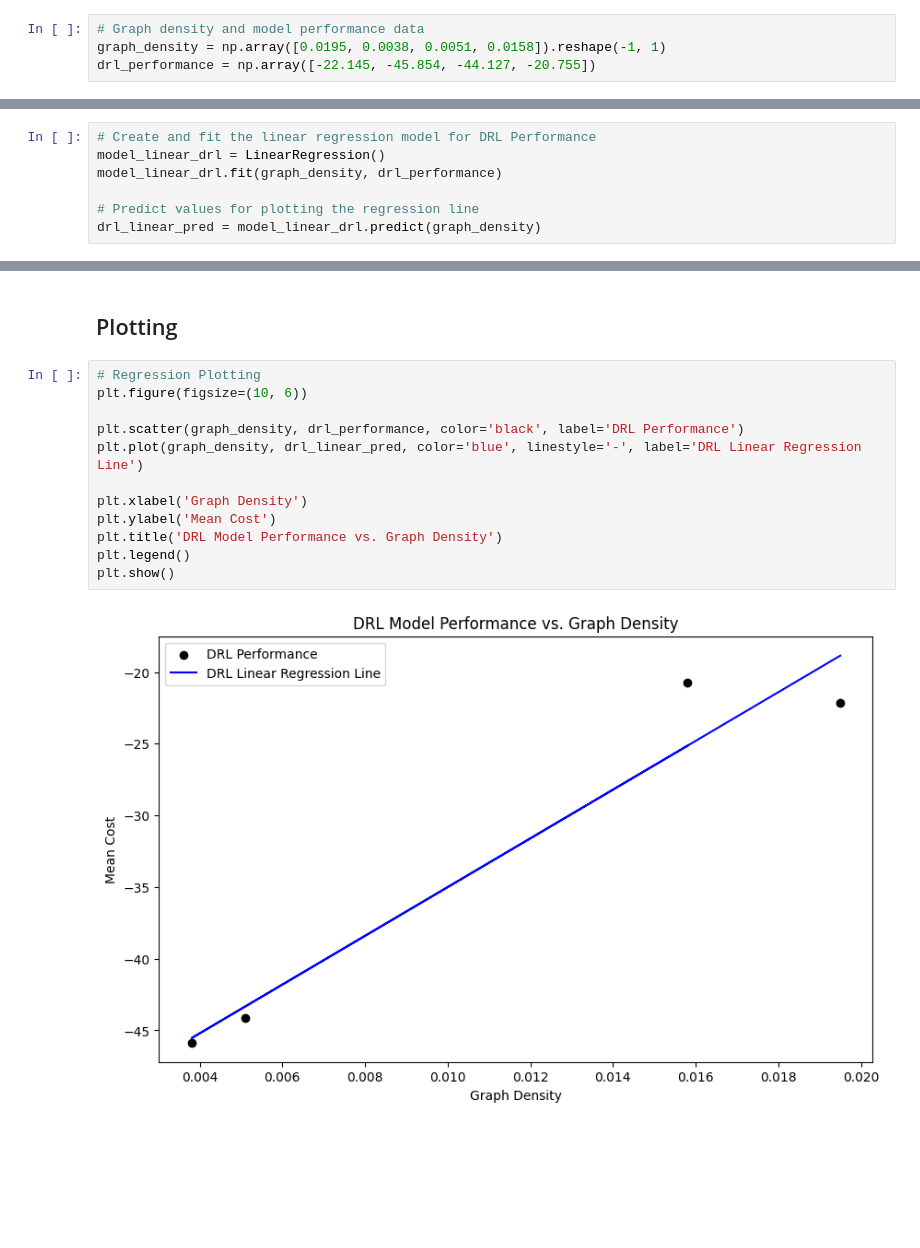
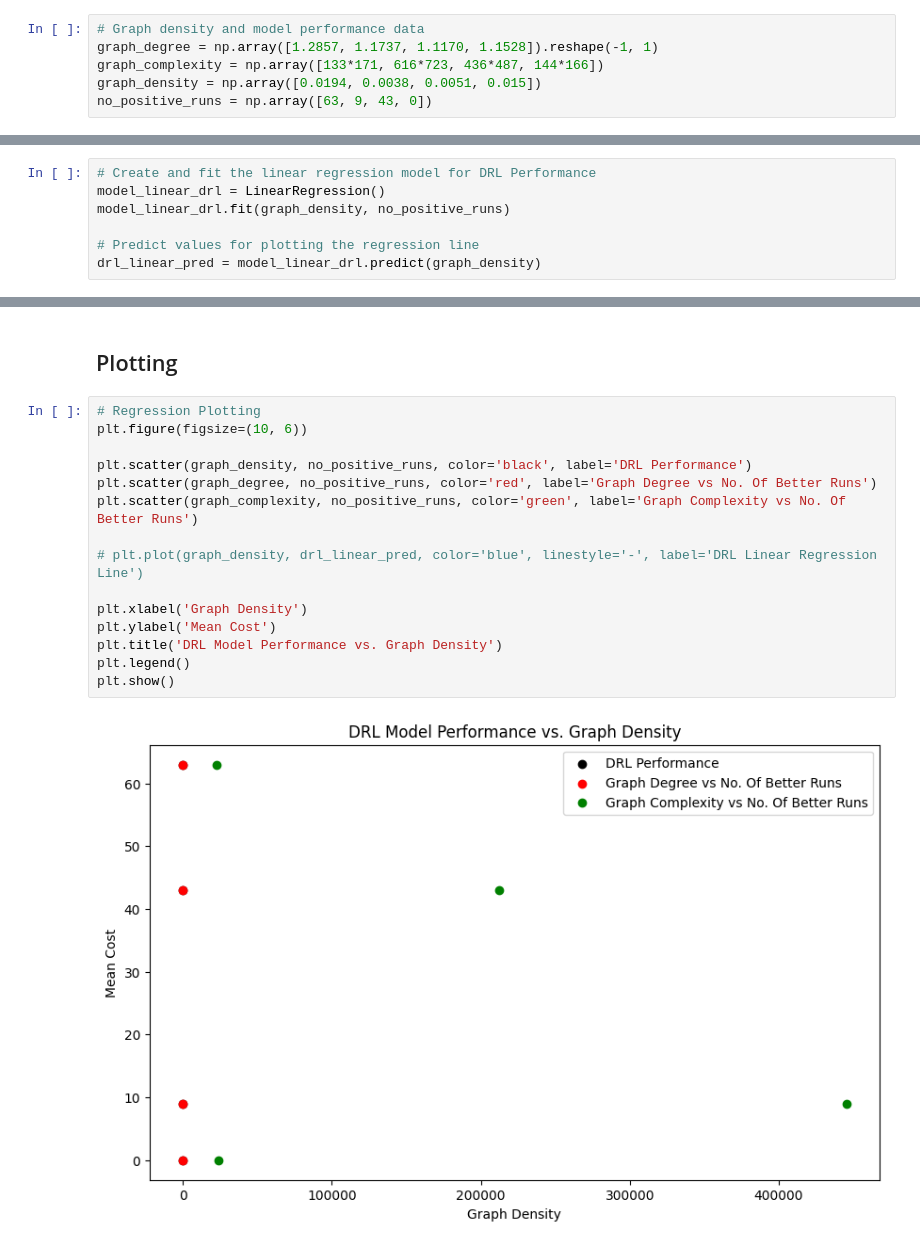
Before and after one commit to primevisiontechnology-com/res-pvt-ai4spp, a Jupyter notebook: GraphDensityRegression.ipynb, the cells around one changed output, grey strips where cells are left out. Cells and saved outputs as stored; diff of their text form; blank space fills up the shorter version.

Commit message:
update the graph density regression graph

```diff
--- a/GraphDensityRegression.ipynb
+++ b/GraphDensityRegression.ipynb
@@ -8,13 +9,15 @@ from sklearn.pipeline import make_pipeline
 # %%
 # Graph density and model performance data
-graph_density = np.array([0.0195, 0.0038, 0.0051, 0.0158]).reshape(-1, 1)
-drl_performance = np.array([-22.145, -45.854, -44.127, -20.755])
+graph_degree = np.array([1.2857, 1.1737, 1.1170, 1.1528]).reshape(-1, 1)
+graph_complexity = np.array([133*171, 616*723, 436*487, 144*166])
+graph_density = np.array([0.0194, 0.0038, 0.0051, 0.015])
+no_positive_runs = np.array([63, 9, 43, 0])
 # %% [markdown]
 ## Linear Regression
 # %%
 # Create and fit the linear regression model for DRL Performance
 model_linear_drl = LinearRegression()
-model_linear_drl.fit(graph_density, drl_performance)
+model_linear_drl.fit(graph_density, no_positive_runs)
 
 # Predict values for plotting the regression line
 drl_linear_pred = model_linear_drl.predict(graph_density)
@@ -23,14 +28,17 @@ drl_linear_pred = model_linear_drl.predict(graph_density)
 # %%
 # Regression Plotting
 plt.figure(figsize=(10, 6))
 
-plt.scatter(graph_density, drl_performance, color='black', label='DRL Performance')
-plt.plot(graph_density, drl_linear_pred, color='blue', linestyle='-', label='DRL Linear Regression Line')
+plt.scatter(graph_density, no_positive_runs, color='black', label='DRL Performance')
+plt.scatter(graph_degree, no_positive_runs, color='red', label='Graph Degree vs No. Of Better Runs')
+plt.scatter(graph_complexity, no_positive_runs, color='green', label='Graph Complexity vs No. Of Better Runs')
+
+# plt.plot(graph_density, drl_linear_pred, color='blue', linestyle='-', label='DRL Linear Regression Line')
 
 plt.xlabel('Graph Density')
 plt.ylabel('Mean Cost')
 plt.title('DRL Model Performance vs. Graph Density')
 plt.legend()
 plt.show()
 # %% [output]
-[figure, old version]
+[figure, new version]
```
Also changed, not shown: parts of 3 cells of this notebook, 1 other file.
